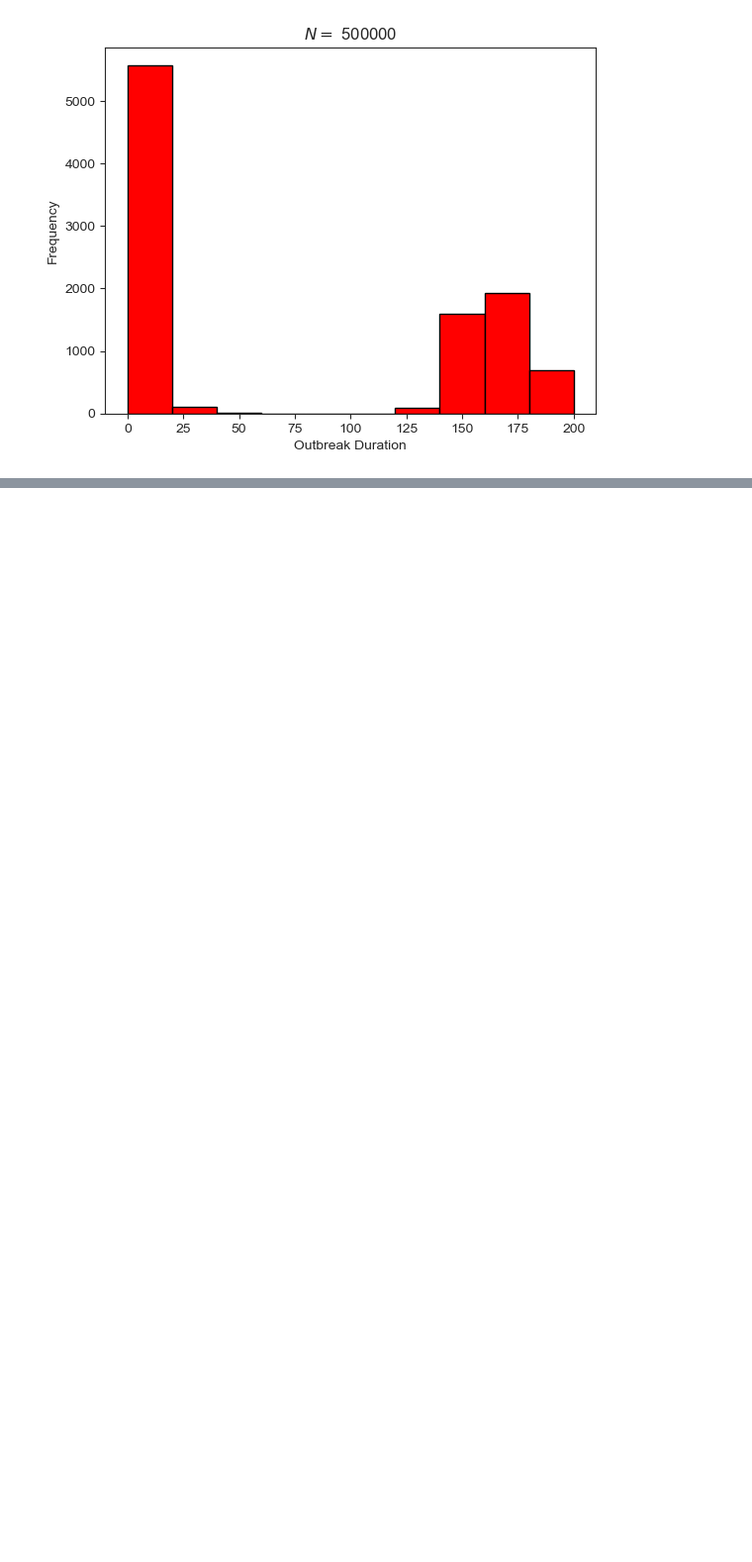
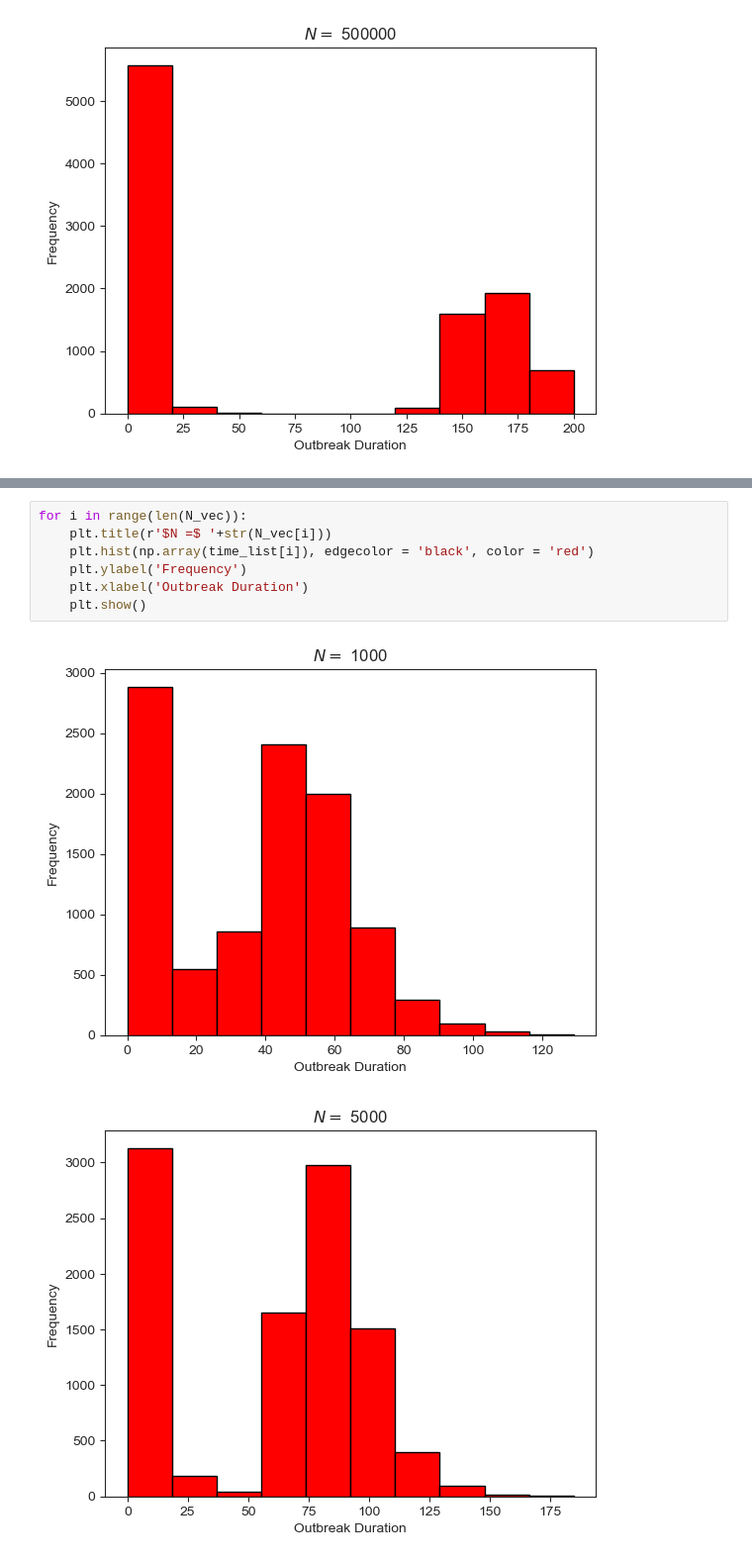
Before and after one commit to denisecammarota/HIT-dynamics, a Jupyter notebook: SIR_Gillespie_Tau_MEASLES.ipynb, the cells around one changed output, grey strips where cells are left out. Shown at 99% size. Cells and saved outputs as stored; diff of their text form; blank space fills up the shorter version.

```diff
--- a/SIR_Gillespie_Tau_MEASLES.ipynb
+++ b/SIR_Gillespie_Tau_MEASLES.ipynb
@@ -109,0 +170,10 @@ for i in range(len(N_vec)):
+# %%
+for i in range(len(N_vec)):
+    plt.title(r'$N =$ '+str(N_vec[i]))
+    plt.hist(np.array(time_list[i]), edgecolor = 'black', color = 'red')
+    plt.ylabel('Frequency')
+    plt.xlabel('Outbreak Duration')
+    plt.show()
+# %% [output]
+[figure, added]
+[figure, added]
```
Also changed, not shown: parts of 10 cells of this notebook, 36 other files.
